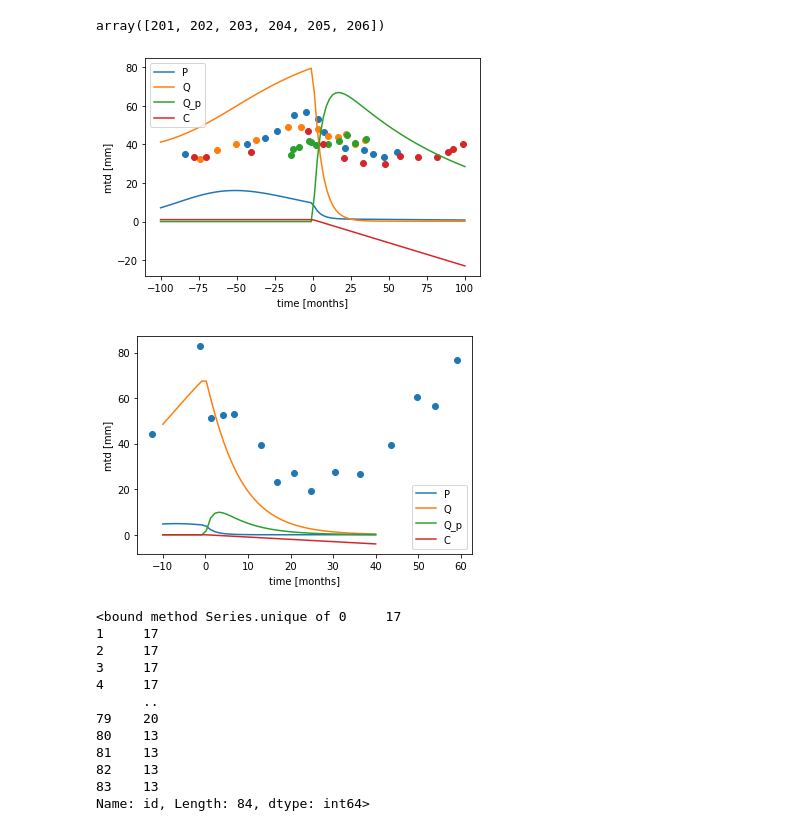
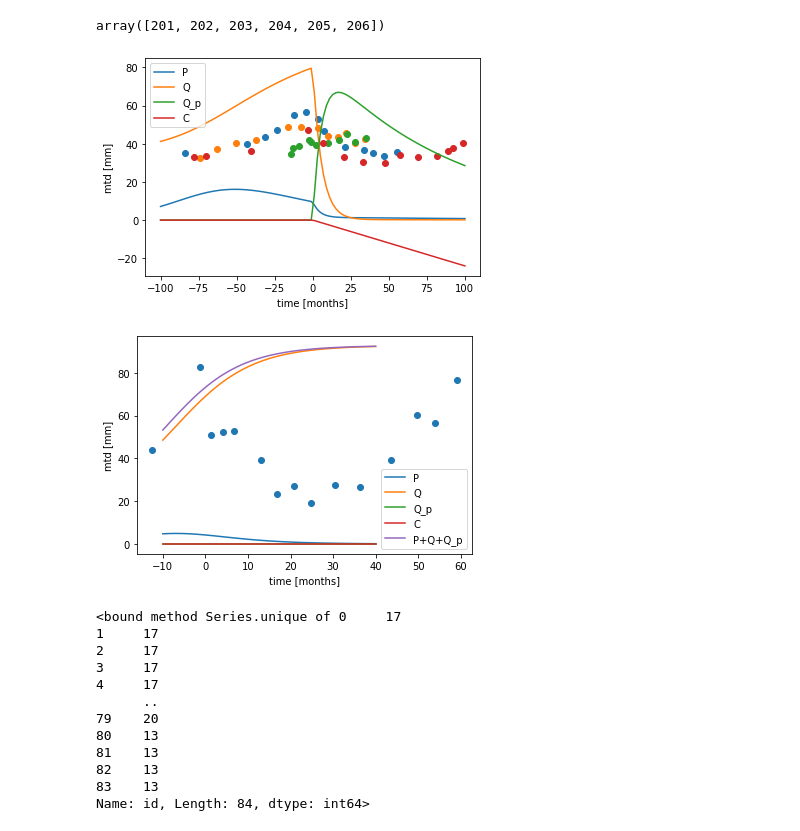
Before and after one commit to sgrzegorz/CancerTherapyPrediction, a Jupyter notebook: model.ipynb, the cells around one changed output. Drawn from its saved outputs; the diff is of its cells as text; code cells hidden in the pictures.

```diff
--- a/model.ipynb
+++ b/model.ipynb
@@ -78,7 +39,7 @@ y = my.run(
     P=7.13,
     Q=41.2,
     Q_p=0.0,
-    C=1.0
+    C=0.0
 )
 
 plt.plot(t,y[:,0],label="P")
@@ -97,7 +58,50 @@ plt.ylabel("mtd [mm]")
 
 plt.show()
 # %% [output]
-[figure, old version]
+[figure, new version]
+# %%
+class RibbaModel():
+
+    def __init__(self,lambda_p,delta_qp,gamma_q,gamma_p,KDE,k_qpp,k_pq,K):
+        self.lambda_p = lambda_p # the rate constant of growth used in the logistic expression for the expansion of proliferative tissue. Tumor specific
+        self.delta_qp = delta_qp  # rate constant for elimination of the damaged quiescent tissue.
+        self.gamma_q =gamma_q # damages in quiescent tissue. Treatment specific
+        self.gamma_p =gamma_p # damages in proliferative tissue. Treatment specific
+        self.KDE = KDE # KDE is the rate constant for the decay of the PCV concentration in plasma, denoted C.
+        self.k_qpp =k_qpp # the rate constant for transfer from damaged quiescent tissue to proliferative tissue,
+        self.k_pq = k_pq # the rate constant for transition from proliferation to quiescence. Tumor specific
+        self.K =K # fixed maximal tumor size 100 mm
+
+    def run(self,t,P,Q,Q_p,C):
+
+        y = odeint(RibbaModel.equations,[P,Q,Q_p,C],t,args=(self.lambda_p,self.delta_qp,self.gamma_q,self.gamma_p,self.KDE,self.k_qpp,self.k_pq,self.K))
+        return y
+
+
+    """
+    P  #proliferative tissue
+    C  #drug concentration in plasma
+    Q_p =  damaged quiescent tissue
+    Q     quiescent tissue
+    """
+    @staticmethod
+    def equations(y,t,lambda_p,delta_qp,gamma_q,gamma_p,KDE,k_qpp,k_pq,K):
+        [P,Q, Q_p, C] = y
+
+
+        if t<0:
+            C=0.0
+        elif t==0:
+            C=1.0
+        elif t>0 and C<=0:
+            C =0.0
+
+
+        dCdt = - KDE * C
+        dPdt = lambda_p * P*(1 - (P + Q + Q_p)/K) + k_qpp * Q_p - k_pq * P - gamma_p * C * KDE * P
+        dQdt = k_pq * P - gamma_q * C * KDE * Q
+        dQ_pdt = gamma_q * C *KDE * Q - k_qpp * Q_p - delta_qp * Q_p
+        return [dPdt,dQdt,dQ_pdt,dCdt]
 # %%
 # dr Siwik
 pd.options.mode.chained_assignment = None  # default='warn'
@@ -130,35 +134,35 @@ y = my.run(
     Q_p=0.0,
     C=0.0
 )
 P = y[:,0]
 Q = y[:,1]
 Q_p = y[:,2]
 C = y[:,3]
 
 
 plt.plot(t,y[:,0],label="P")
 plt.plot(t,y[:,1],label="Q")
 plt.plot(t,y[:,2],label="Q_p")
 plt.plot(t,y[:,3],label="C")
-# plt.plot(t,P+Q+Q_p, label="P+Q+Q_p")
+plt.plot(t,P+Q+Q_p, label="P+Q+Q_p")
 plt.legend(loc="lower right")
 
 
 df4 = pd.read_csv('data/fig4.csv',names = ['t','mtd','id'])
 patient = df4[df4.id ==2]
 # display(patient)
 patient['mtd'] = patient['mtd'].map(lambda x: preprocess(x))
 # display(patient)
 
 plt.scatter(patient.t,patient.mtd)
 
 
 plt.xlabel("time [months]")
 plt.ylabel("mtd [mm]")
 
 plt.show()
 # %% [output]
-[figure, old version]
+[figure, new version]
 # %%
 df4.id.unique
 # %% [output]
```
Also changed, not shown: parts of 1 cell of this notebook.
